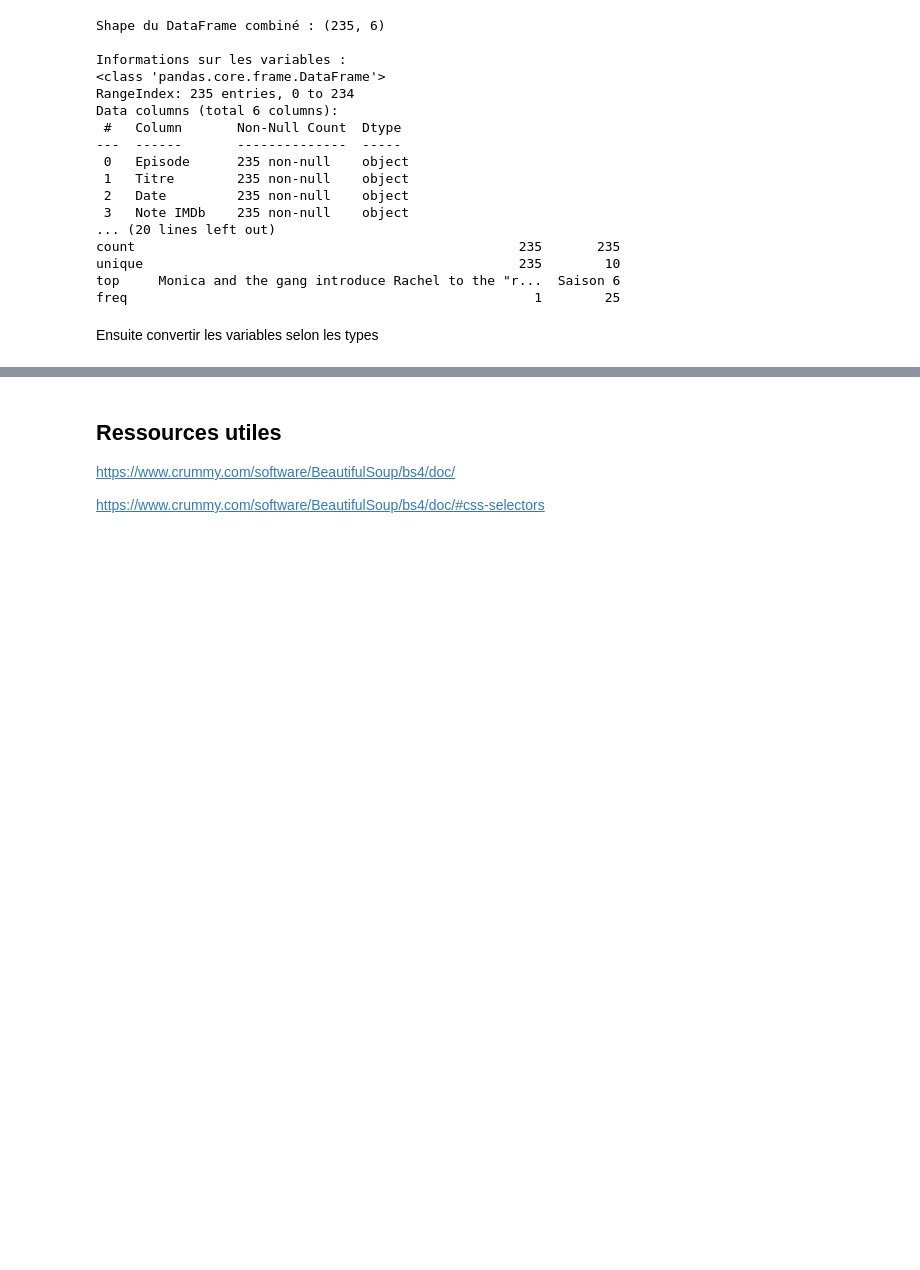
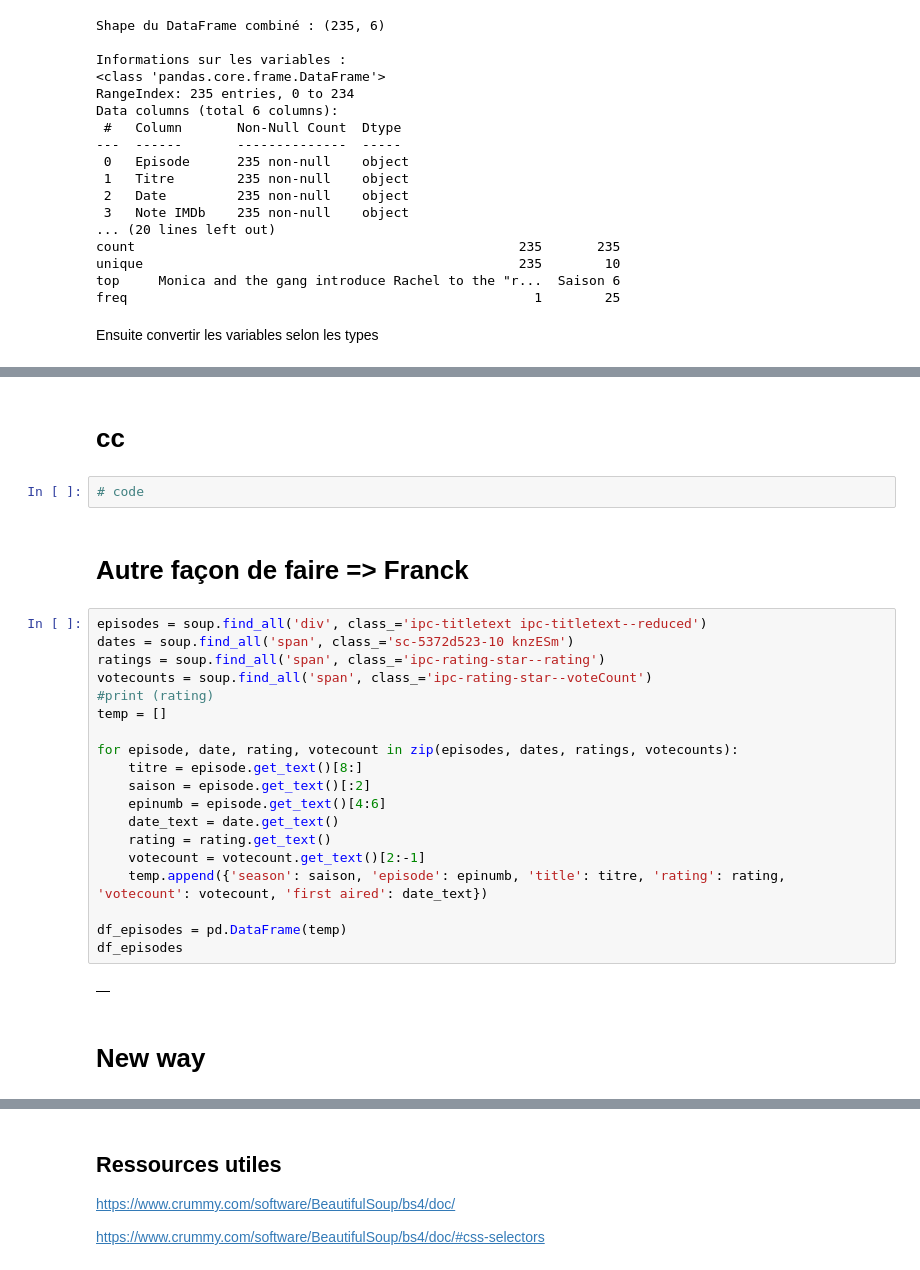
Before and after one commit to raymondgadji/DatAnalyst, a Jupyter notebook: Cours/Semaine6/SerieFriends/Brief2_Friends.ipynb, the cells around one changed output, grey strips where cells are left out. Saved outputs shown, nothing was run; the diff lists cells and outputs as text; blank space fills up the shorter version.

```diff
--- a/Cours/Semaine6/SerieFriends/Brief2_Friends.ipynb
+++ b/Cours/Semaine6/SerieFriends/Brief2_Friends.ipynb
@@ -965,0 +1050,29 @@ std          NaN
+# %% [markdown]
+# cc
+# %%
+# code
+# %% [markdown]
+# Autre façon de faire => Franck
+# %%
+episodes = soup.find_all('div', class_='ipc-titletext ipc-titletext--reduced')
+dates = soup.find_all('span', class_='sc-5372d523-10 knzESm')
+ratings = soup.find_all('span', class_='ipc-rating-star--rating')
+votecounts = soup.find_all('span', class_='ipc-rating-star--voteCount')
+#print (rating)
+temp = []
+
+for episode, date, rating, votecount in zip(episodes, dates, ratings, votecounts):
+    titre = episode.get_text()[8:]
+    saison = episode.get_text()[:2]
+    epinumb = episode.get_text()[4:6]
+    date_text = date.get_text()
+    rating = rating.get_text()
+    votecount = votecount.get_text()[2:-1]
+    temp.append({'season': saison, 'episode': epinumb, 'title': titre, 'rating': rating, 'votecount': votecount, 'first aired': date_text})
+
+df_episodes = pd.DataFrame(temp)
+df_episodes
+# %% [output]
+|  |
+# %% [markdown]
+# New way
```
Also changed, not shown: parts of 18 cells of this notebook, 6 other files.
